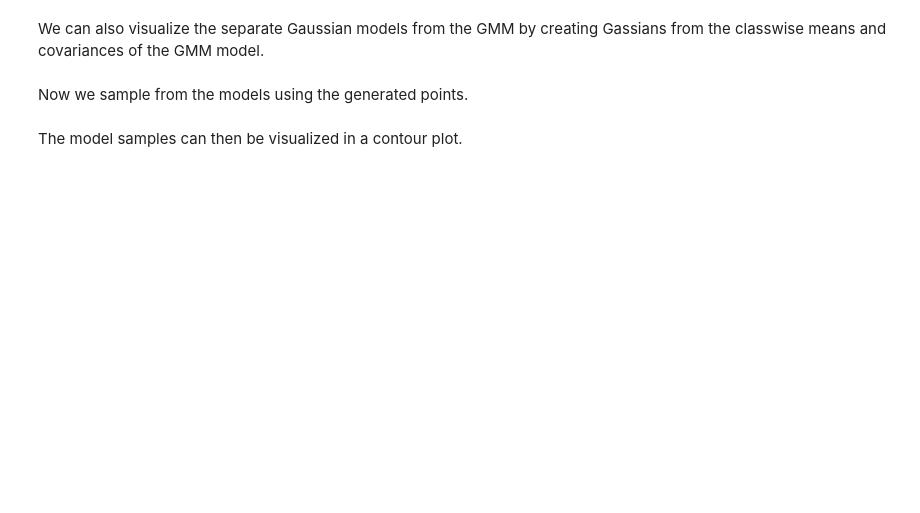
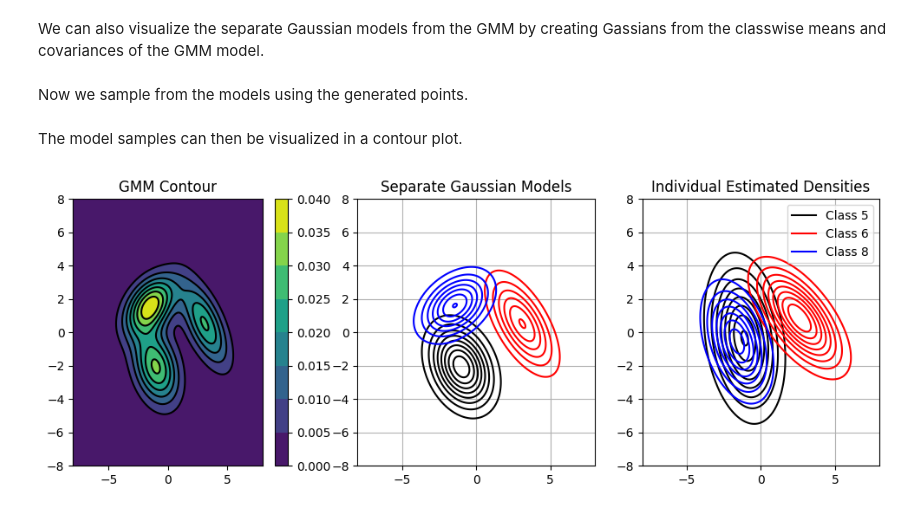
Before and after one commit to ChineseWarlord/ComTek-7-AVS, a Jupyter notebook: Lecture 5/Sim/Exercise.ipynb, the cells around one changed output. Drawn from its saved outputs; the diff is of its cells as text; code cells hidden in the pictures; blank space fills up the shorter version.

```diff
--- a/Lecture 5/Sim/Exercise.ipynb
+++ b/Lecture 5/Sim/Exercise.ipynb
@@ -79,11 +84,14 @@ Following the same approach from the previous exercises we can also estimate Gau
 mean5 = np.mean(train5, axis=0)
 mean6 = np.mean(train6, axis=0)
 mean8 = np.mean(train8, axis=0)
+means = [mean5, mean6, mean8]
 
 # Computing variance
 cov5 = np.cov(train5, rowvar=False)
 cov6 = np.cov(train6, rowvar=False)
 cov8 = np.cov(train8, rowvar=False)
+covs = [cov5, cov6, cov8]
+
 
 print(f"mean5: {mean5}\nmean6: {mean6}\nmean8: {mean8}\n")
 print(f"cov5: \n{cov5}\ncov6: \n{cov6}\ncov8: \n{cov8}")
@@ -190,4 +232,16 @@ We first generate some points to be able to sample from the models.
 # %% [markdown]
 We can also visualize the separate Gaussian models from the GMM by creating Gassians from the classwise means and covariances of the GMM model.
+# %%
+#gmm_1 = multivariate_normal(mean1_gmm,cov1_gmm)
+#gmm_2 = multivariate_normal(mean2_gmm,cov2_gmm)
+#gmm_3 = multivariate_normal(mean3_gmm,cov3_gmm)
+
+gaussian_models = []
+for i in range(3):
+    gaussian_models.append(multivariate_normal(gmm_means[i],gmm_covs[i]))
+
+gaussian_models2 = []
+for i in range(3):
+    gaussian_models2.append(multivariate_normal(means[i],covs[i]))
 # %% [markdown]
 Now we sample from the models using the generated points.
@@ -197,0 +258,33 @@ The model samples can then be visualized in a contour plot.
+# %%
+# Create contour plots
+plt.figure(figsize=(12, 4))
+levels = 8
+
+plt.subplot(131)
+plt.title('GMM Contour')
+gmm_contour = plt.contourf(x, y, np.exp(gmm.score_samples(xy)).reshape(x.shape), levels, cmap='viridis')
+contour_lines = plt.contour(x, y, np.exp(gmm.score_samples(xy)).reshape(x.shape), levels, colors='black')
+plt.clabel(contour_lines, inline=False, fontsize=False)
+plt.colorbar(gmm_contour)
+
+plt.subplot(132)
+plt.title('Separate Gaussian Models')
+colors = ["black", "red", "blue"]
+for i in range(3):
+    plt.contour(x, y, gaussian_models[i].pdf(xy).reshape(x.shape), levels, colors=colors[i])
+    plt.grid(True)
+
+plt.subplot(133)
+plt.title('Individual Estimated Densities')
+classes = ["Class 5", "Class 6", "Class 8"]
+for i in range(3):
+    contour = plt.contour(x, y, gaussian_models2[i].pdf(xy).reshape(x.shape), levels, colors=colors[i])
+    plt.grid(True)
+    # Add the legend for each contour
+    plt.plot([],[], colors[i], label=classes[i])
+
+# Add a legend for the subplots
+plt.legend()
+plt.show()
+# %% [output]
+[figure, added]
```
Also changed, not shown: parts of 9 cells of this notebook.
